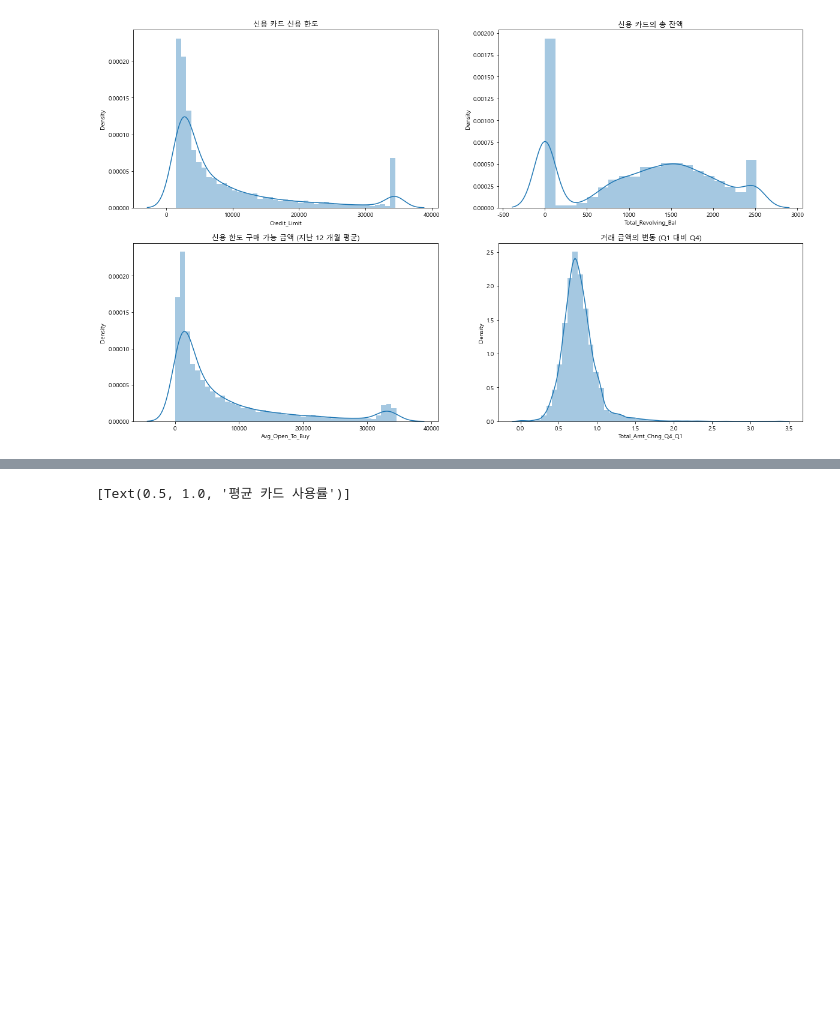
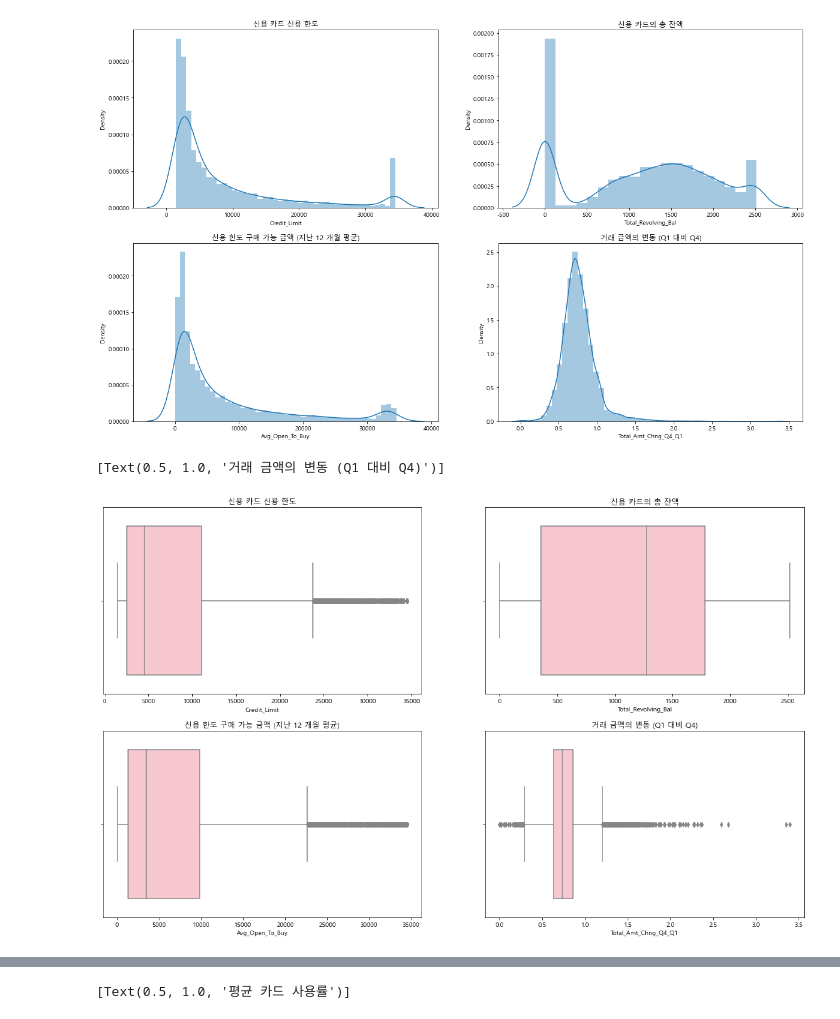
Before and after one commit to Jeong-Bin/DA-PROJECT, a Jupyter notebook: PROJECT_6 신용카드 고객 분석 및 이탈고객 예측.ipynb, the cells around one changed output, grey strips where cells are left out. Drawn from its saved outputs; the diff is of its cells as text; code cells hidden in the pictures; blank space fills up the shorter version.

```diff
--- a/PROJECT_6 신용카드 고객 분석 및 이탈고객 예측.ipynb
+++ b/PROJECT_6 신용카드 고객 분석 및 이탈고객 예측.ipynb
@@ -196,3 +216,19 @@ ax4.set(title='거래 금액의 변동 (Q1 대비 Q4)')
 # %% [output]
 [Text(0.5, 1.0, '거래 금액의 변동 (Q1 대비 Q4)')]
 [figure]
+# %%
+figure, ((ax1,ax2), (ax3,ax4)) = plt.subplots(nrows=2, ncols=2)
+figure.set_size_inches(20,12)
+
+sns.boxplot(data=df, x='Credit_Limit', ax=ax1, color="pink")
+sns.boxplot(data=df, x='Total_Revolving_Bal', ax=ax2, color="pink")
+sns.boxplot(data=df, x='Avg_Open_To_Buy', ax=ax3, color="pink")
+sns.boxplot(data=df, x='Total_Amt_Chng_Q4_Q1', ax=ax4, color="pink")
+
+ax1.set(title='신용 카드 신용 한도')
+ax2.set(title='신용 카드의 총 잔액')
+ax3.set(title='신용 한도 구매 가능 금액 (지난 12 개월 평균)')
+ax4.set(title='거래 금액의 변동 (Q1 대비 Q4)')
+# %% [output]
+[Text(0.5, 1.0, '거래 금액의 변동 (Q1 대비 Q4)')]
+[figure, added]
```
Also changed, not shown: parts of 5 cells of this notebook.
